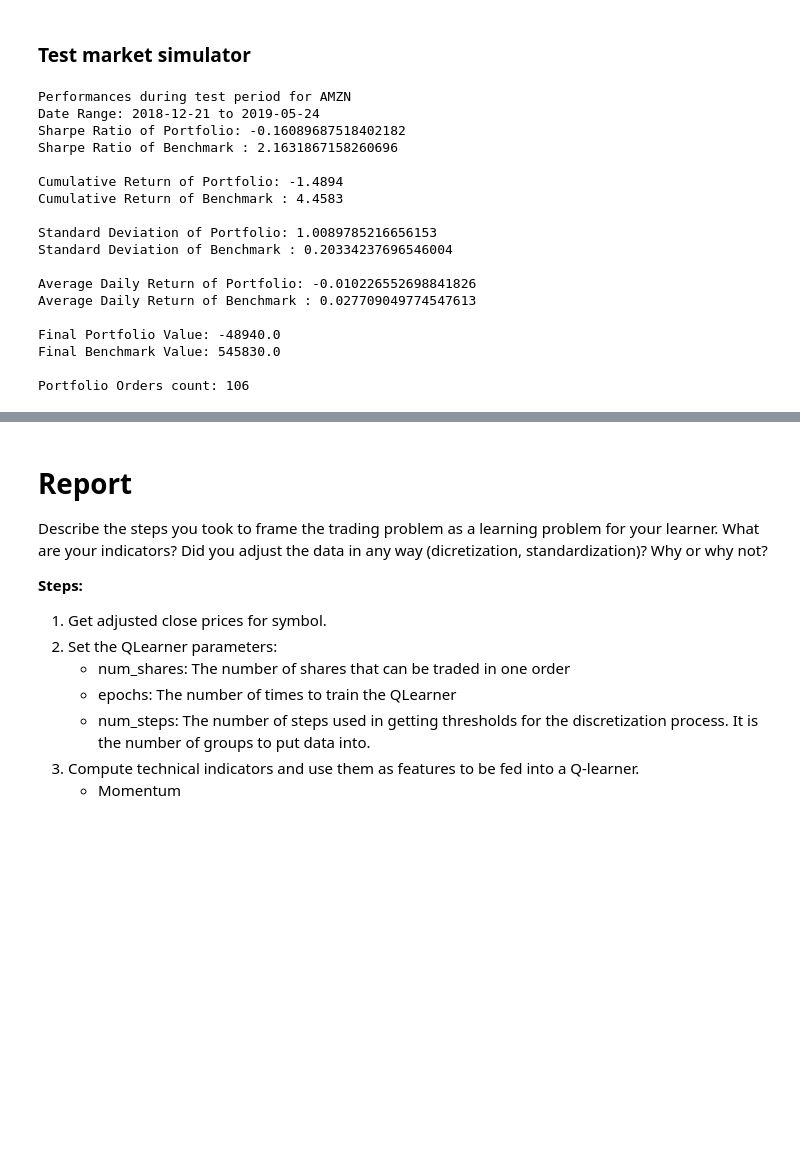
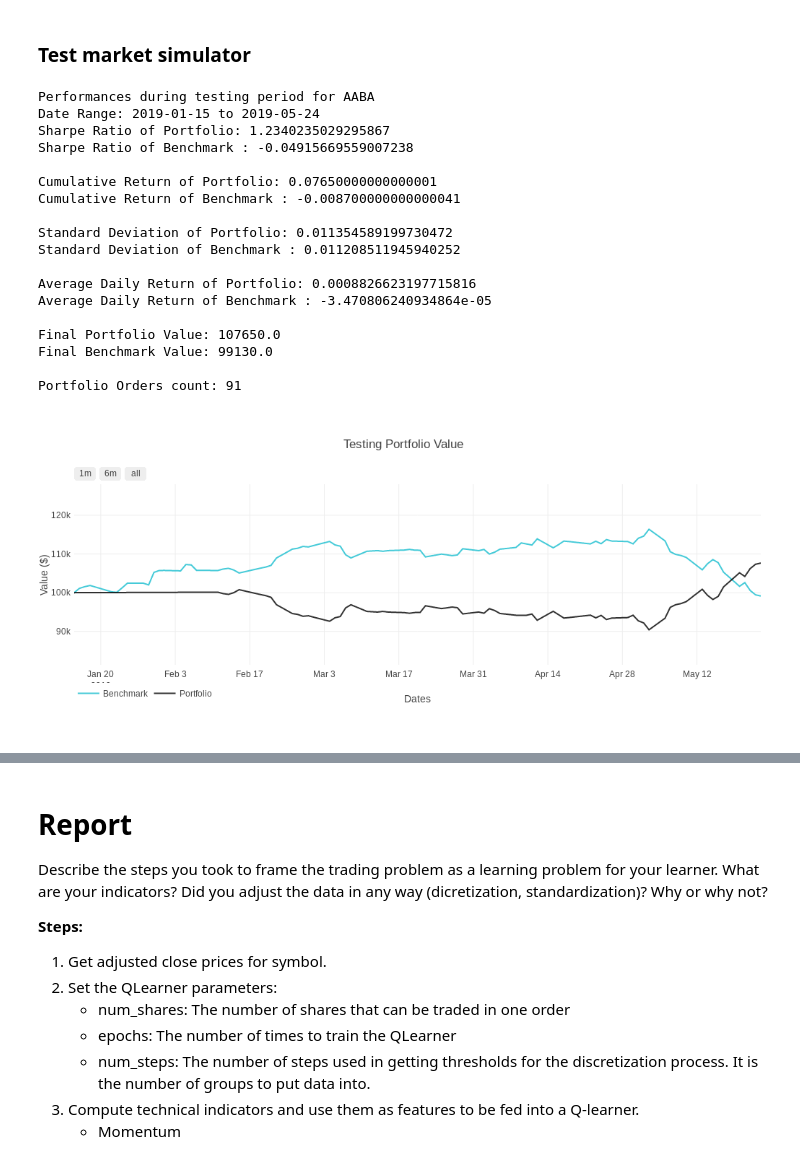
Before and after one commit to kairosart/factors, a Jupyter notebook: strategy_learner_getting_online_data.ipynb, the cells around one changed output, grey strips where cells are left out. Saved outputs shown, nothing was run; the diff lists cells and outputs as text; code cells hidden in the pictures; blank space fills up the shorter version.

```diff
--- a/strategy_learner_getting_online_data.ipynb
+++ b/strategy_learner_getting_online_data.ipynb
@@ -461,28 +452,29 @@ df_trades.plot()
 ### Test market simulator
 # %%
 # Retrieve performance stats via a market simulator
-print ("Performances during test period for {}".format(symbol))
-print ("Date Range: {} to {}".format(start_date_testing, end_date_testing))
+print("\nPerformances during testing period for {}".format(symbol))
+print("Date Range: {} to {}".format(start_date_testing, end_date_testing))
 
-orders_count, sharpe_ratio, cum_ret, std_daily_ret, avg_daily_ret, final_value, cum_ret_bm, avg_daily_ret_bm, std_daily_ret_bm, sharpe_ratio_bm, final_value_bm, portvals1, portvals_bm, df_orders = \
+# Retrieve performance stats via a market simulator
+test_orders_count, test_sharpe_ratio, test_cum_ret, test_std_daily_ret, test_avg_daily_ret, test_final_value, test_cum_ret_bm, test_avg_daily_ret_bm, test_std_daily_ret_bm, test_sharpe_ratio_bm, test_final_value_bm, test_portvals, test_portvals_bm, test_df_orders = \
     market_simulator(df_testing, df_trades, df_benchmark_trades, symbol=symbol,
                      start_val=cash.result, commission=com.result, impact=impact.result)
 # %% [output]
-Performances during test period for AMZN
-Date Range: 2018-12-21 to 2019-05-24
-Sharpe Ratio of Portfolio: -0.16089687518402182
-Sharpe Ratio of Benchmark : 2.1631867158260696
+Performances during testing period for AABA
+Date Range: 2019-01-15 to 2019-05-24
+Sharpe Ratio of Portfolio: 1.2340235029295867
+Sharpe Ratio of Benchmark : -0.04915669559007238
 
-Cumulative Return of Portfolio: -1.4894
-Cumulative Return of Benchmark : 4.4583
+Cumulative Return of Portfolio: 0.07650000000000001
+Cumulative Return of Benchmark : -0.008700000000000041
 
-Standard Deviation of Portfolio: 1.0089785216656153
-Standard Deviation of Benchmark : 0.20334237696546004
+Standard Deviation of Portfolio: 0.011354589199730472
+Standard Deviation of Benchmark : 0.011208511945940252
 
-Average Daily Return of Portfolio: -0.010226552698841826
-Average Daily Return of Benchmark : 0.027709049774547613
+Average Daily Return of Portfolio: 0.0008826623197715816
+Average Daily Return of Benchmark : -3.470806240934864e-05
 
-Final Portfolio Value: -48940.0
-Final Benchmark Value: 545830.0
+Final Portfolio Value: 107650.0
+Final Benchmark Value: 99130.0
 
-Portfolio Orders count: 106
+Portfolio Orders count: 91
@@ -494,0 +481,13 @@ df['Portfolio1'] = portvals1['Portfolio']
+# %%
+plot_norm_data_test = plot_norm_data_vertical_lines(
+    test_df_orders,
+    test_portvals,
+    test_portvals_bm,
+    vert_lines=False,
+    title="Testing Portfolio Value",
+    xtitle="Dates",
+    ytitle="Value ($)",
+    output_type='nb')
+iplot(plot_norm_data_test)
+# %% [output]
+[figure, added]
```
Also changed, not shown: parts of 22 cells of this notebook, 3 other files.
